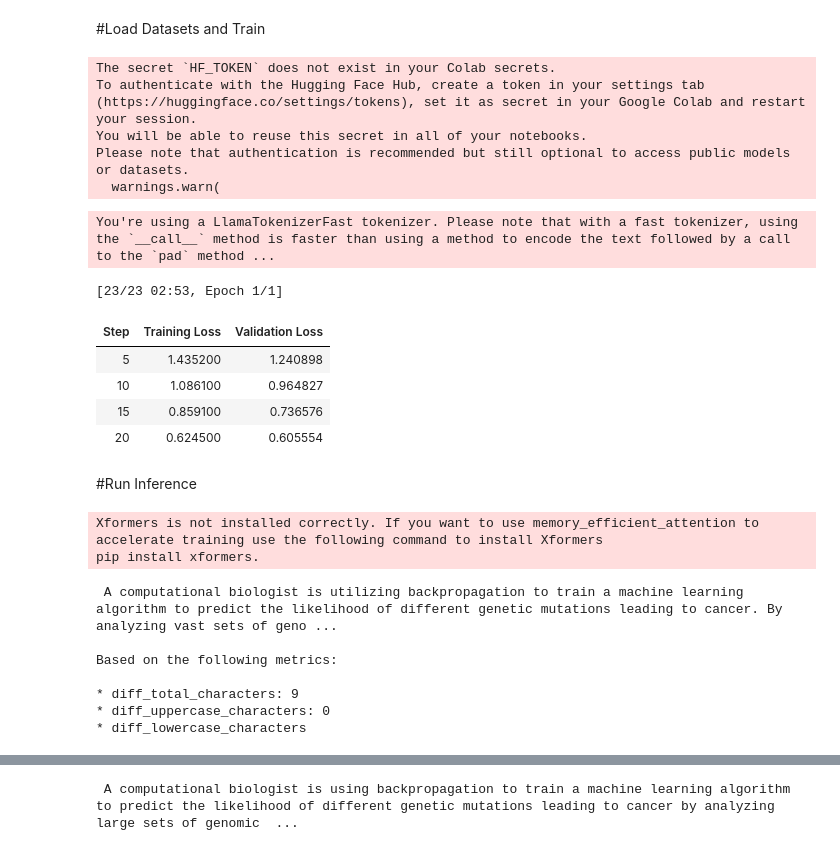
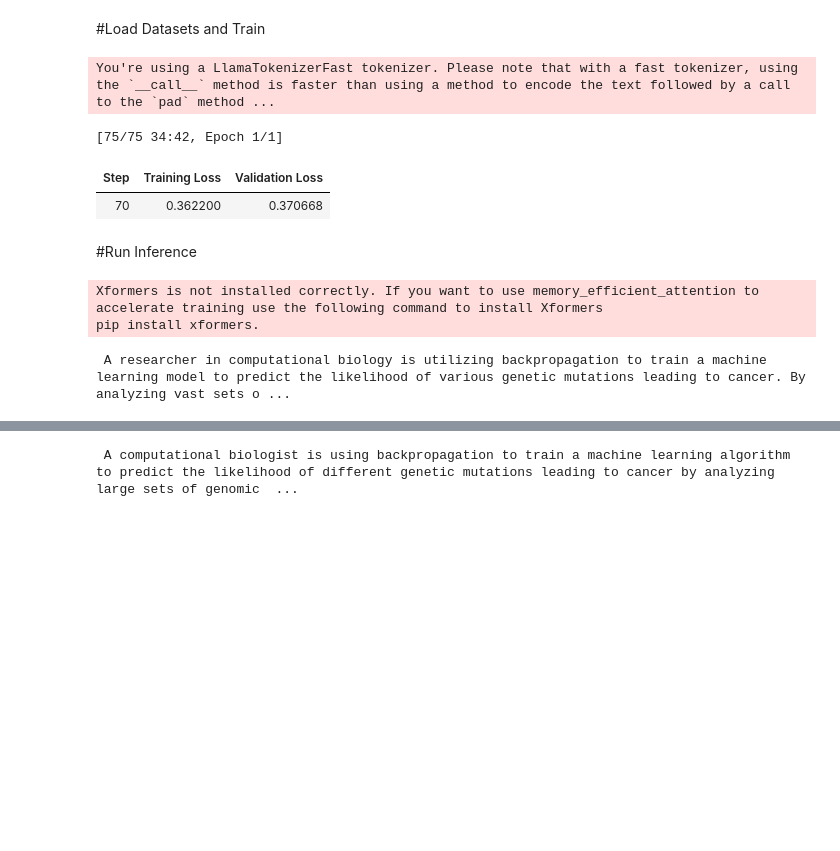
Before and after one commit to AzimovS/thesis-paraphrasing-us-with-llms, a Jupyter notebook: gpt_llm_trainer.ipynb, the cells around one changed output, grey strips where cells are left out. Saved outputs shown, nothing was run; the diff lists cells and outputs as text; code cells hidden in the pictures; blank space fills up the shorter version.

```diff
--- a/gpt_llm_trainer.ipynb
+++ b/gpt_llm_trainer.ipynb
@@ -118,8 +118,8 @@ train_dataset = load_dataset('json', data_files='/content/train.jsonl', split="t
 valid_dataset = load_dataset('json', data_files='/content/test.jsonl', split="train")
 
 # Preprocess datasets
-train_dataset_mapped = train_dataset.map(lambda examples: {'text': [f'<s>[INST]' + prompt + ' [/INST] ' + response + for prompt, response in zip(examples['prompt'], examples['response'])]}, batched=True)
-valid_dataset_mapped = valid_dataset.map(lambda examples: {'text': [f'[INST]' + prompt + ' [/INST] ' + response for prompt, response in zip(examples['prompt'], examples['response'])]}, batched=True)
+train_dataset_mapped = train_dataset.map(lambda examples: {'text': [f'<s>[INST]' + prompt + ' [/INST] ' + response + '</s>' for prompt, response in zip(examples['prompt'], examples['response'])]}, batched=True)
+valid_dataset_mapped = valid_dataset.map(lambda examples: {'text': [f'<s>[INST]' + prompt + ' [/INST] ' + response + '</s>' for prompt, response in zip(examples['prompt'], examples['response'])]}, batched=True)
 
 compute_dtype = getattr(torch, bnb_4bit_compute_dtype)
 bnb_config = BitsAndBytesConfig(
@@ -162,51 +162,43 @@ training_arguments = TrainingArguments(
     max_steps=max_steps,
     warmup_ratio=warmup_ratio,
     group_by_length=group_by_length,
     lr_scheduler_type=lr_scheduler_type,
     report_to="all",
     evaluation_strategy="steps",
-    eval_steps=5  # Evaluate every 20 steps
+    eval_steps=70  # Evaluate every 20 steps
 )
 # Set supervised fine-tuning parameters
 trainer = SFTTrainer(
     model=model,
     train_dataset=train_dataset_mapped,
     eval_dataset=valid_dataset_mapped,  # Pass validation dataset here
     peft_config=peft_config,
     dataset_text_field="text",
     max_seq_length=max_seq_length,
     tokenizer=tokenizer,
     args=training_arguments,
     packing=packing,
 )
 trainer.train()
 trainer.model.save_pretrained(new_model)
 
 # Cell 4: Test the model
 # logging.set_verbosity(logging.CRITICAL)
 # prompt = f"[INST]Write a function that reverses a string. [/INST]" # replace the command here with something relevant to your task
 # pipe = pipeline(task="text-generation", model=model, tokenizer=tokenizer, max_length=200)
 # result = pipe(prompt)
 # print(result[0]['generated_text'])
 # %% [output]
-The secret `HF_TOKEN` does not exist in your Colab secrets.
-To authenticate with the Hugging Face Hub, create a token in your settings tab (https://huggingface.co/settings/tokens), set it as secret in your Google Colab and restart your session.
-You will be able to reuse this secret in all of your notebooks.
-Please note that authentication is recommended but still optional to access public models or datasets.
-  warnings.warn(
+You're using a LlamaTokenizerFast tokenizer. Please note that with a fast tokenizer, using the `__call__` method is faster than using a method to encode the text followed by a call to the `pad` method ...
-You're using a LlamaTokenizerFast tokenizer. Please note that with a fast tokenizer, using the `__call__` method is faster than using a method to encode the text followed by a call to the `pad` method ...
+[75/75 34:42, Epoch 1/1]
-[23/23 02:53, Epoch 1/1]
 | Step | Training Loss | Validation Loss |
-| 5 | 1.435200 | 1.240898 |
-| 10 | 1.086100 | 0.964827 |
-| 15 | 0.859100 | 0.736576 |
-| 20 | 0.624500 | 0.605554 |
+| 70 | 0.362200 | 0.370668 |
 # %% [markdown]
 #Run Inference
 # %%
 from transformers import pipeline
 
-prompt = f"[INST]Paraphrase the following user story: A researcher in computational biology is using backpropagation to train a machine learning algorithm to predict the likelihood of different genetic mutations leading to cancer. By analyzing large sets of genomic data, the algorithm is trained to identify the underlying genetic factors that contribute to cancer development..\nBased on the following metrics: diff_total_characters: 9,diff_uppercase_characters: 0,diff_lowercase_characters: 8,diff_special_characters: 0,diff_numbers: 0,diff_blanks: 1,diff_number_of_words: 1,diff_average_length_of_words: 0.0453283996299722,diff_number_of_propositions: 0,diff_average_length_of_propositions: 0.5,diff_punctuation_characters: 0,diff_lowercase_words: 1,diff_uppercase_words: 0,diff_vocabulary_richness: 1,diff_number_of_urls: 0, [/INST]" # replace the command here with something relevant to your task
+prompt = f"<s>[INST]Paraphrase the following user story: A researcher in computational biology is using backpropagation to train a machine learning algorithm to predict the likelihood of different genetic mutations leading to cancer. By analyzing large sets of genomic data, the algorithm is trained to identify the underlying genetic factors that contribute to cancer development..\nBased on the following metrics: diff_total_characters: 9,diff_uppercase_characters: 0,diff_lowercase_characters: 8,diff_special_characters: 0,diff_numbers: 0,diff_blanks: 1,diff_number_of_words: 1,diff_average_length_of_words: 0.0453283996299722,diff_number_of_propositions: 0,diff_average_length_of_propositions: 0.5,diff_punctuation_characters: 0,diff_lowercase_words: 1,diff_uppercase_words: 0,diff_vocabulary_richness: 1,diff_number_of_urls: 0, [/INST]" # replace the command here with something relevant to your task
 num_new_tokens = 100  # change to the number of new tokens you want to generate
 
 # Count the number of tokens in the prompt
@@ -221,13 +213,7 @@ print(result[0]['generated_text'].replace(prompt, ''))
 # %% [output]
 Xformers is not installed correctly. If you want to use memory_efficient_attention to accelerate training use the following command to install Xformers
 pip install xformers.
- A computational biologist is utilizing backpropagation to train a machine learning algorithm to predict the likelihood of different genetic mutations leading to cancer. By analyzing vast sets of geno ...
-
-Based on the following metrics:
-
-* diff_total_characters: 9
-* diff_uppercase_characters: 0
-* diff_lowercase_characters
+ A researcher in computational biology is utilizing backpropagation to train a machine learning model to predict the likelihood of various genetic mutations leading to cancer. By analyzing vast sets o ...
 # %%
 import string
 import re
```
Also changed, not shown: parts of 17 cells of this notebook, 51 other files.
